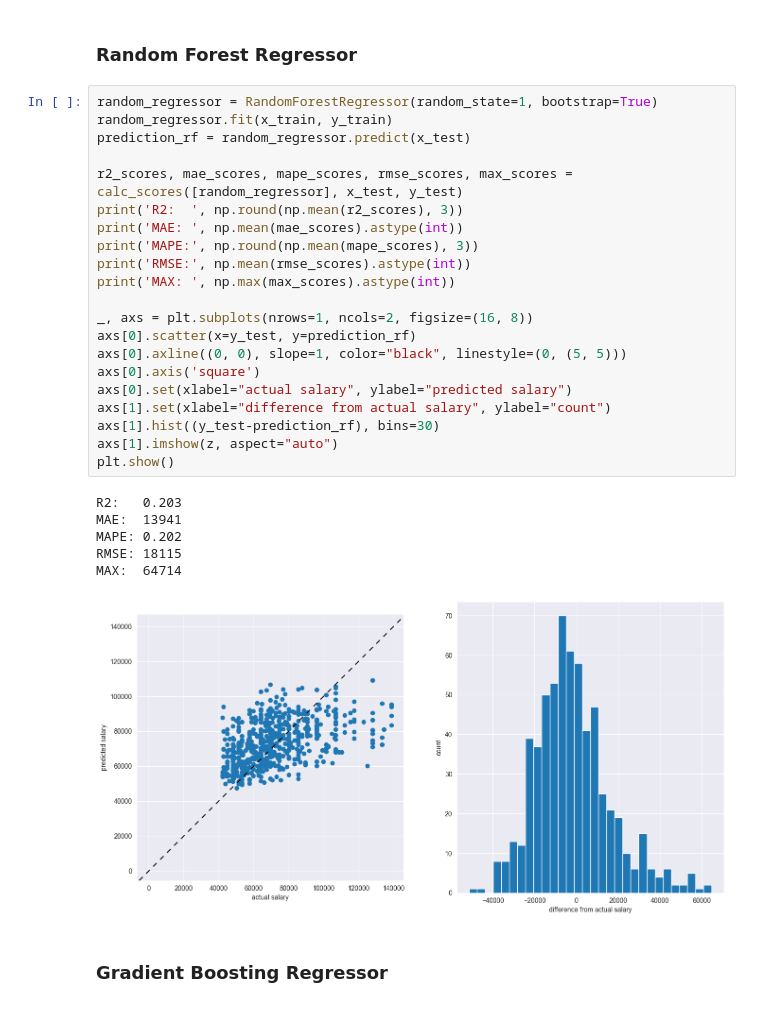
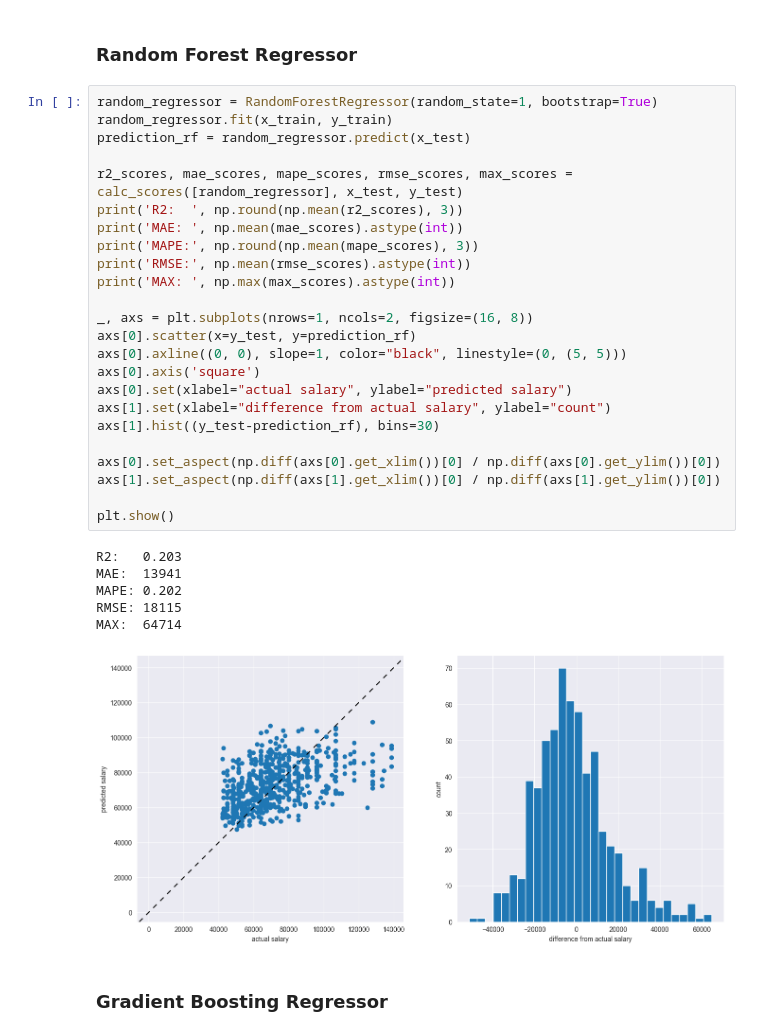
Before and after one commit to LucaF171/DataLiteracyProject, a Jupyter notebook: lin_regression.ipynb, the cells around one changed output. Saved outputs shown, nothing was run; the diff lists cells and outputs as text.

```diff
--- a/lin_regression.ipynb
+++ b/lin_regression.ipynb
@@ -119,31 +123,34 @@ MAX  (splits): [66187, 63685, 62591, 66674, 62283, 1612856743526914304, 65667, 5
 # %%
 random_regressor = RandomForestRegressor(random_state=1, bootstrap=True)
 random_regressor.fit(x_train, y_train)
 prediction_rf = random_regressor.predict(x_test)
 
 r2_scores, mae_scores, mape_scores, rmse_scores, max_scores = calc_scores([random_regressor], x_test, y_test)
 print('R2:  ', np.round(np.mean(r2_scores), 3))
 print('MAE: ', np.mean(mae_scores).astype(int))
 print('MAPE:', np.round(np.mean(mape_scores), 3))
 print('RMSE:', np.mean(rmse_scores).astype(int))
 print('MAX: ', np.max(max_scores).astype(int))
 
 _, axs = plt.subplots(nrows=1, ncols=2, figsize=(16, 8))
 axs[0].scatter(x=y_test, y=prediction_rf)
 axs[0].axline((0, 0), slope=1, color="black", linestyle=(0, (5, 5)))
 axs[0].axis('square')
 axs[0].set(xlabel="actual salary", ylabel="predicted salary")
 axs[1].set(xlabel="difference from actual salary", ylabel="count")
 axs[1].hist((y_test-prediction_rf), bins=30)
-axs[1].imshow(z, aspect="auto")
+
+axs[0].set_aspect(np.diff(axs[0].get_xlim())[0] / np.diff(axs[0].get_ylim())[0])
+axs[1].set_aspect(np.diff(axs[1].get_xlim())[0] / np.diff(axs[1].get_ylim())[0])
+
 plt.show()
 # %% [output]
 R2:   0.203
 MAE:  13941
 MAPE: 0.202
 RMSE: 18115
 MAX:  64714
-[figure, old version]
+[figure, new version]
 # %% [markdown]
 ### Gradient Boosting Regressor
 # %%
```
Also changed, not shown: parts of 2 cells of this notebook, 1 other file.
